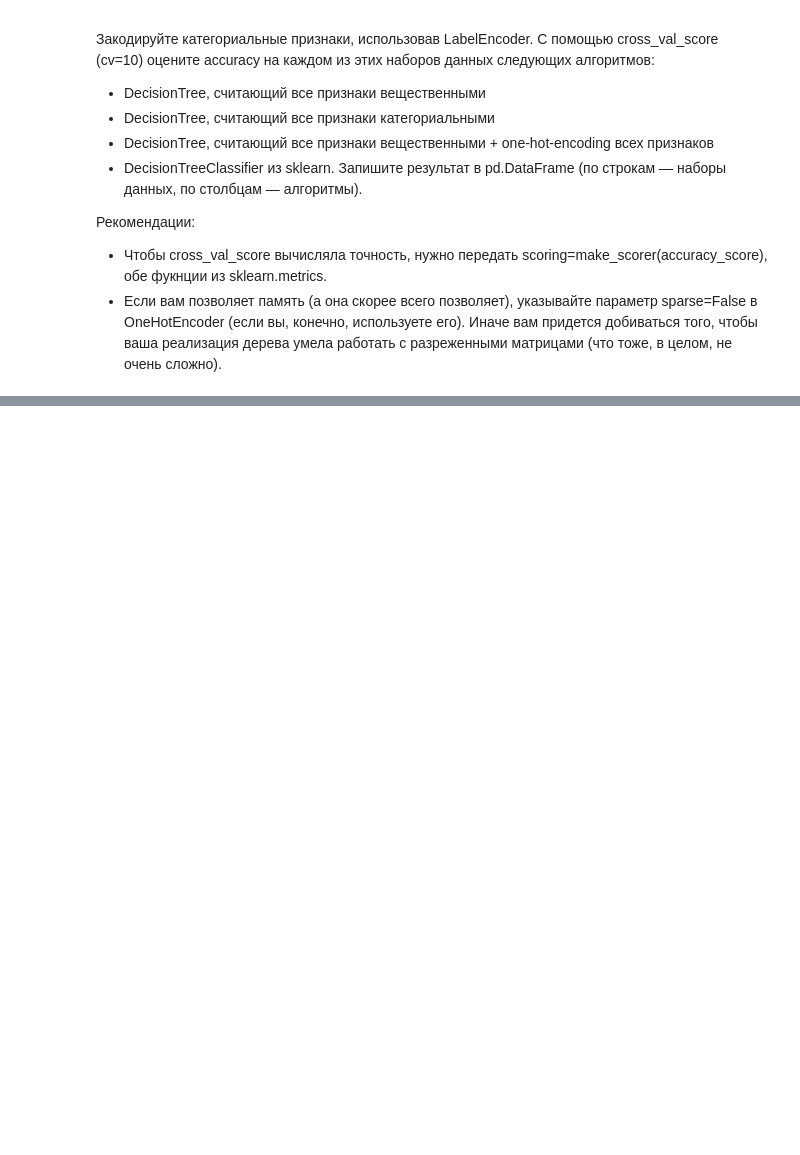
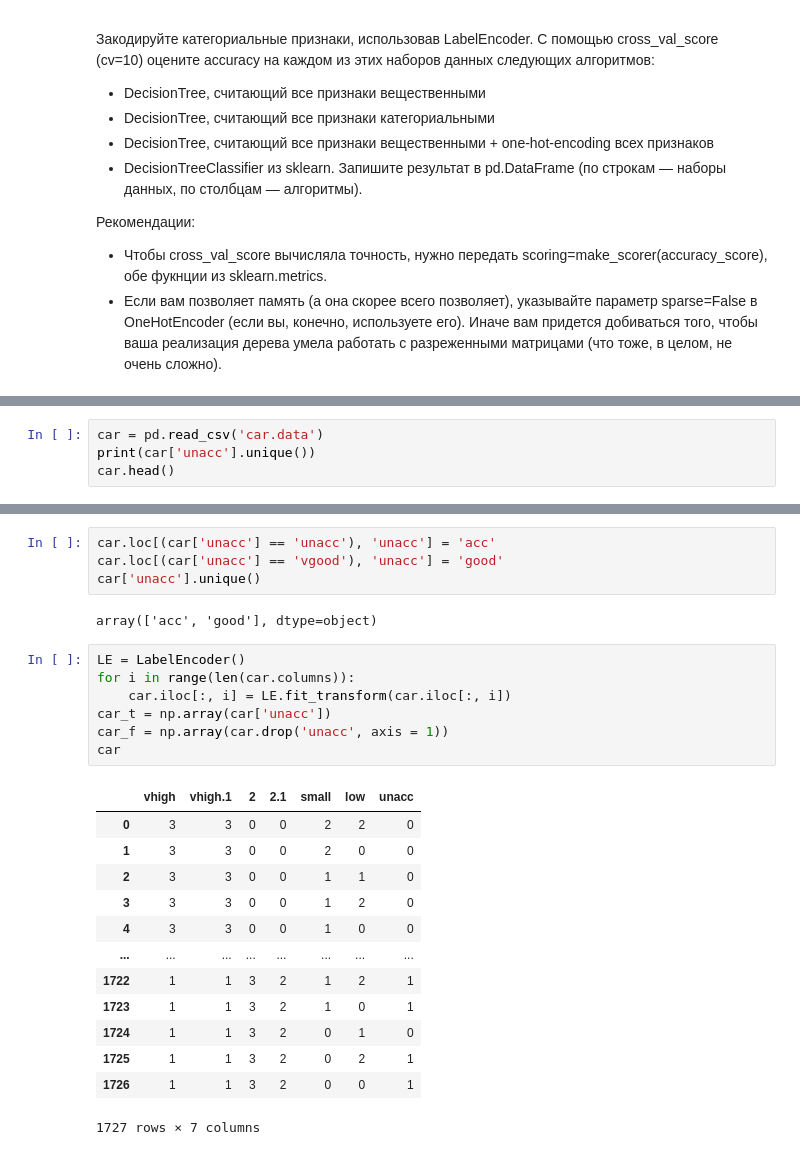
Before and after one commit to farrzik/Autumn_Python_2022, a Jupyter notebook: homework-07/homework-practice-07.ipynb, the cells around one changed output, grey strips where cells are left out. Saved outputs shown, nothing was run; the diff lists cells and outputs as text; blank space fills up the shorter version.

```diff
--- a/homework-07/homework-practice-07.ipynb
+++ b/homework-07/homework-practice-07.ipynb
@@ -222,0 +288,4 @@ __16. (1 балла)__
+# %%
+car = pd.read_csv('car.data')
+print(car['unacc'].unique())
+car.head()
@@ -222,0 +300,27 @@ __16. (1 балла)__
+# %%
+car.loc[(car['unacc'] == 'unacc'), 'unacc'] = 'acc'
+car.loc[(car['unacc'] == 'vgood'), 'unacc'] = 'good'
+car['unacc'].unique()
+# %% [output]
+array(['acc', 'good'], dtype=object)
+# %%
+LE = LabelEncoder()
+for i in range(len(car.columns)):
+    car.iloc[:, i] = LE.fit_transform(car.iloc[:, i])
+car_t = np.array(car['unacc'])
+car_f = np.array(car.drop('unacc', axis = 1))
+car
+# %% [output]
+|  | vhigh | vhigh.1 | 2 | 2.1 | small | low | unacc |
+| 0 | 3 | 3 | 0 | 0 | 2 | 2 | 0 |
+| 1 | 3 | 3 | 0 | 0 | 2 | 0 | 0 |
+| 2 | 3 | 3 | 0 | 0 | 1 | 1 | 0 |
+| 3 | 3 | 3 | 0 | 0 | 1 | 2 | 0 |
+| 4 | 3 | 3 | 0 | 0 | 1 | 0 | 0 |
+| ... | ... | ... | ... | ... | ... | ... | ... |
+| 1722 | 1 | 1 | 3 | 2 | 1 | 2 | 1 |
+| 1723 | 1 | 1 | 3 | 2 | 1 | 0 | 1 |
+| 1724 | 1 | 1 | 3 | 2 | 0 | 1 | 0 |
+| 1725 | 1 | 1 | 3 | 2 | 0 | 2 | 1 |
+| 1726 | 1 | 1 | 3 | 2 | 0 | 0 | 1 |
+1727 rows × 7 columns
```
Also changed, not shown: parts of 20 cells of this notebook, 4 other files.
